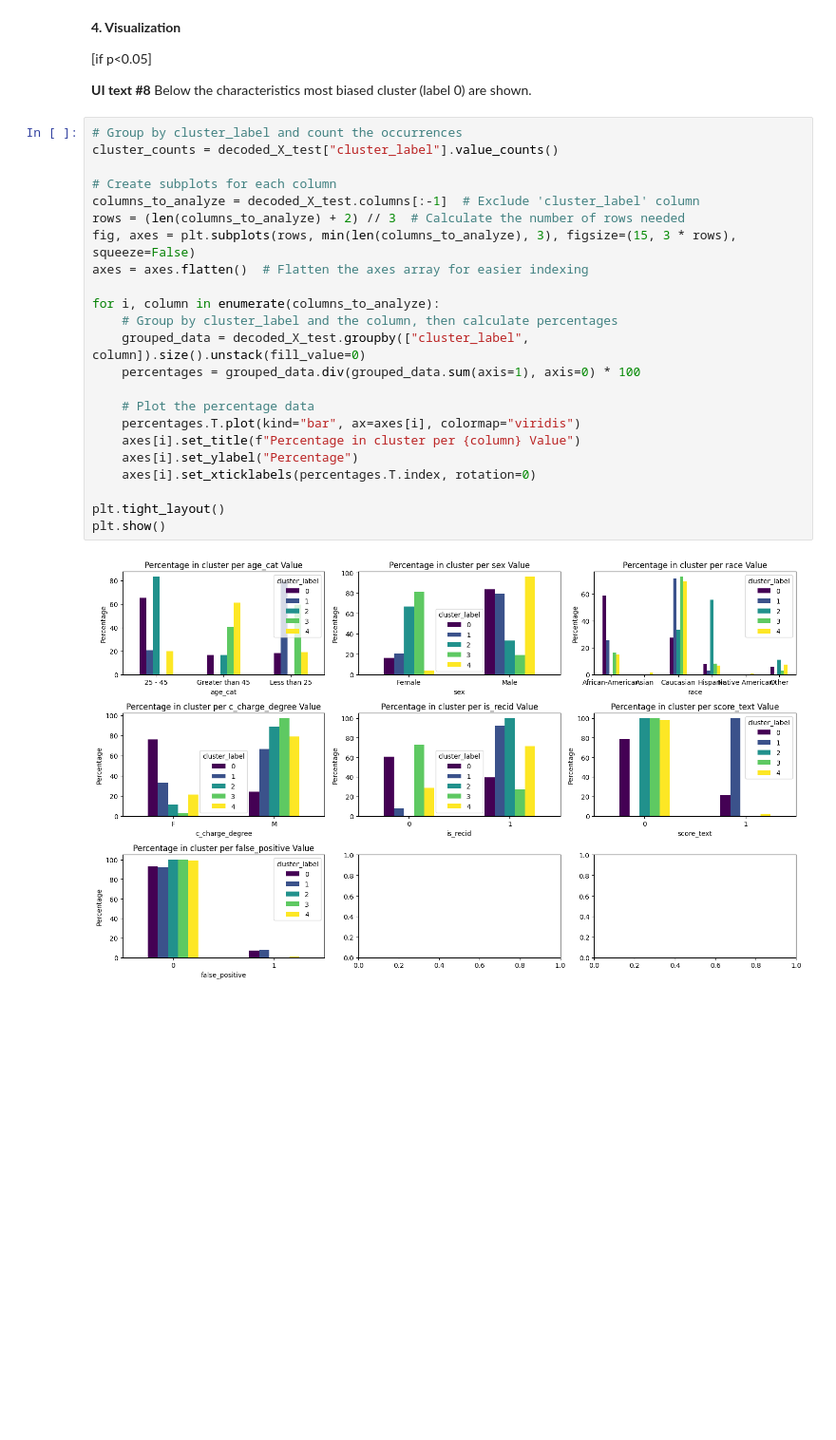
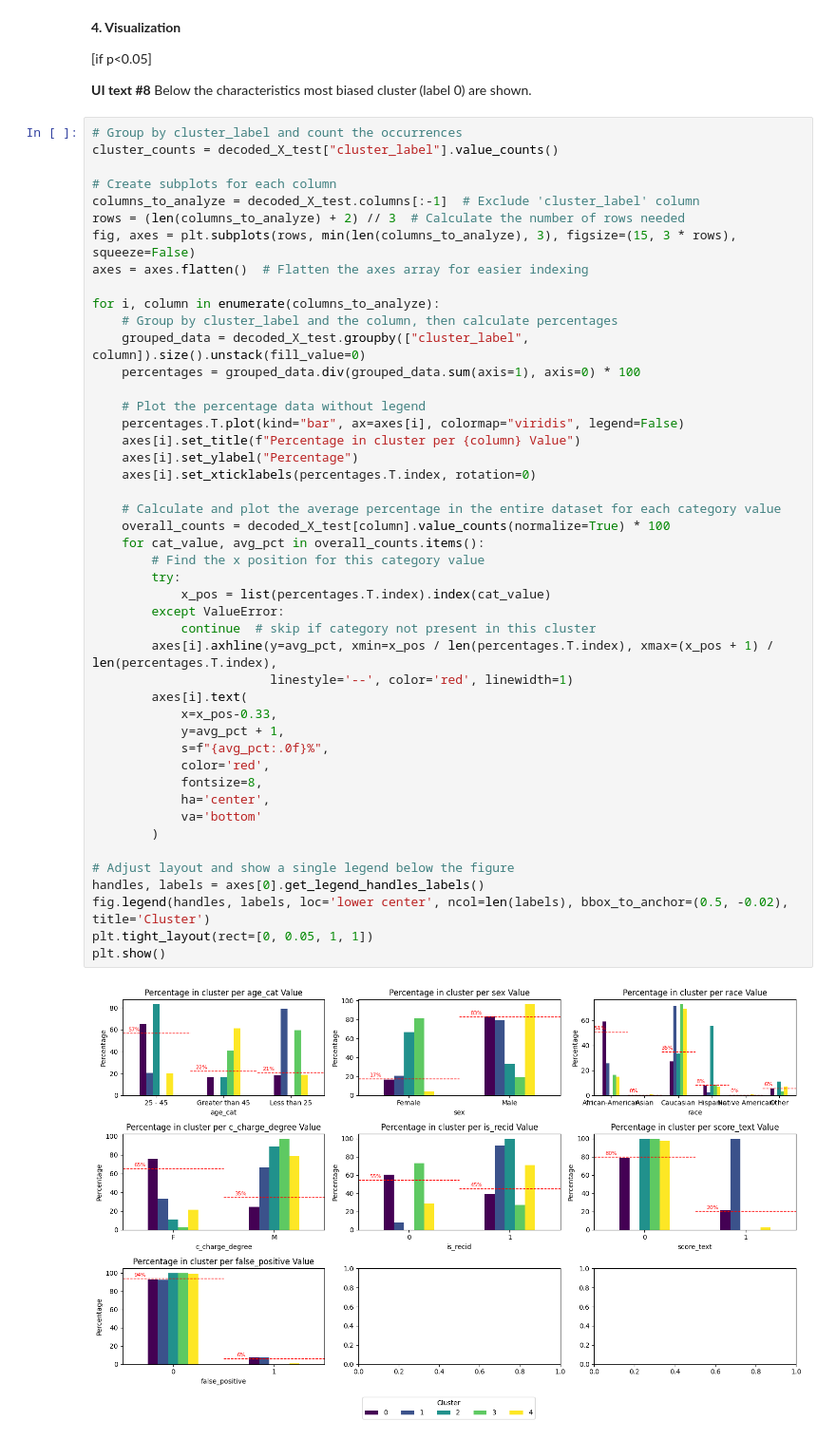
Before and after one commit to NGO-Algorithm-Audit/local-first-web-tool, a Jupyter notebook: notebooks/unsupervised bias detection tool/COMPAS_FP.ipynb, the cells around one changed output. Shown at 95% size. Drawn from its saved outputs; the diff is of its cells as text; blank space fills up the shorter version.

```diff
--- a/notebooks/unsupervised bias detection tool/COMPAS_FP.ipynb
+++ b/notebooks/unsupervised bias detection tool/COMPAS_FP.ipynb
@@ -327,25 +327,48 @@ Below the characteristics most biased cluster (label 0) are shown.
 # %%
 # Group by cluster_label and count the occurrences
 cluster_counts = decoded_X_test["cluster_label"].value_counts()
 
 # Create subplots for each column
 columns_to_analyze = decoded_X_test.columns[:-1]  # Exclude 'cluster_label' column
 rows = (len(columns_to_analyze) + 2) // 3  # Calculate the number of rows needed
 fig, axes = plt.subplots(rows, min(len(columns_to_analyze), 3), figsize=(15, 3 * rows), squeeze=False)
 axes = axes.flatten()  # Flatten the axes array for easier indexing
 
 for i, column in enumerate(columns_to_analyze):
     # Group by cluster_label and the column, then calculate percentages
     grouped_data = decoded_X_test.groupby(["cluster_label", column]).size().unstack(fill_value=0)
     percentages = grouped_data.div(grouped_data.sum(axis=1), axis=0) * 100
 
-    # Plot the percentage data
-    percentages.T.plot(kind="bar", ax=axes[i], colormap="viridis")
+    # Plot the percentage data without legend
+    percentages.T.plot(kind="bar", ax=axes[i], colormap="viridis", legend=False)
     axes[i].set_title(f"Percentage in cluster per {column} Value")
     axes[i].set_ylabel("Percentage")
     axes[i].set_xticklabels(percentages.T.index, rotation=0)
 
-plt.tight_layout()
+    # Calculate and plot the average percentage in the entire dataset for each category value
+    overall_counts = decoded_X_test[column].value_counts(normalize=True) * 100
+    for cat_value, avg_pct in overall_counts.items():
+        # Find the x position for this category value
+        try:
+            x_pos = list(percentages.T.index).index(cat_value)
+        except ValueError:
+            continue  # skip if category not present in this cluster
+        axes[i].axhline(y=avg_pct, xmin=x_pos / len(percentages.T.index), xmax=(x_pos + 1) / len(percentages.T.index),
+                        linestyle='--', color='red', linewidth=1)
+        axes[i].text(
+            x=x_pos-0.33,
+            y=avg_pct + 1,
+            s=f"{avg_pct:.0f}%",
+            color='red',
+            fontsize=8,
+            ha='center',
+            va='bottom'
+        )
+
+# Adjust layout and show a single legend below the figure
+handles, labels = axes[0].get_legend_handles_labels()
+fig.legend(handles, labels, loc='lower center', ncol=len(labels), bbox_to_anchor=(0.5, -0.02), title='Cluster')
+plt.tight_layout(rect=[0, 0.05, 1, 1])
 plt.show()
 # %% [output]
-[figure, old version]
+[figure, new version]
```
Also changed, not shown: parts of 1 cell of this notebook, 1 other file.
